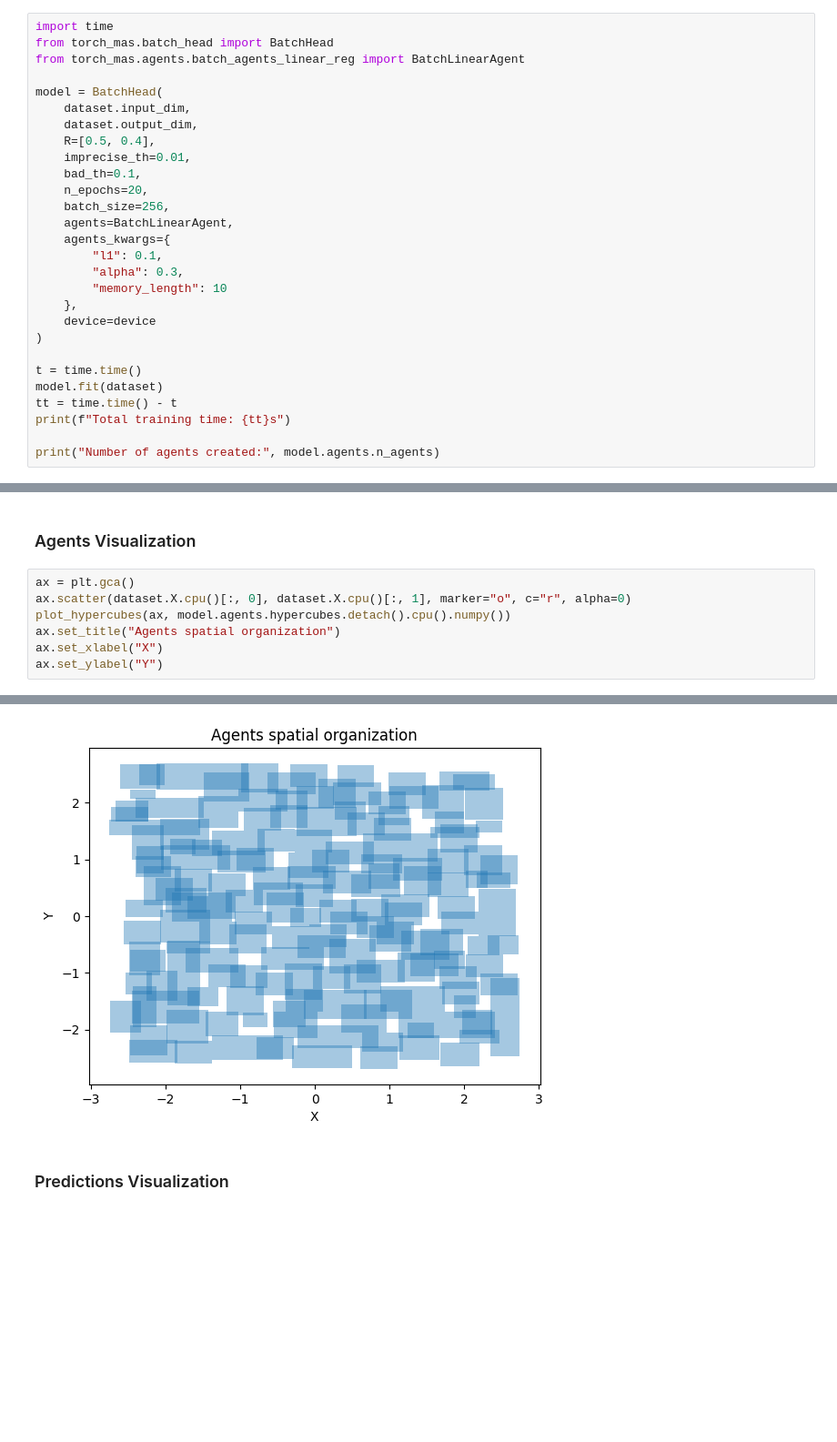
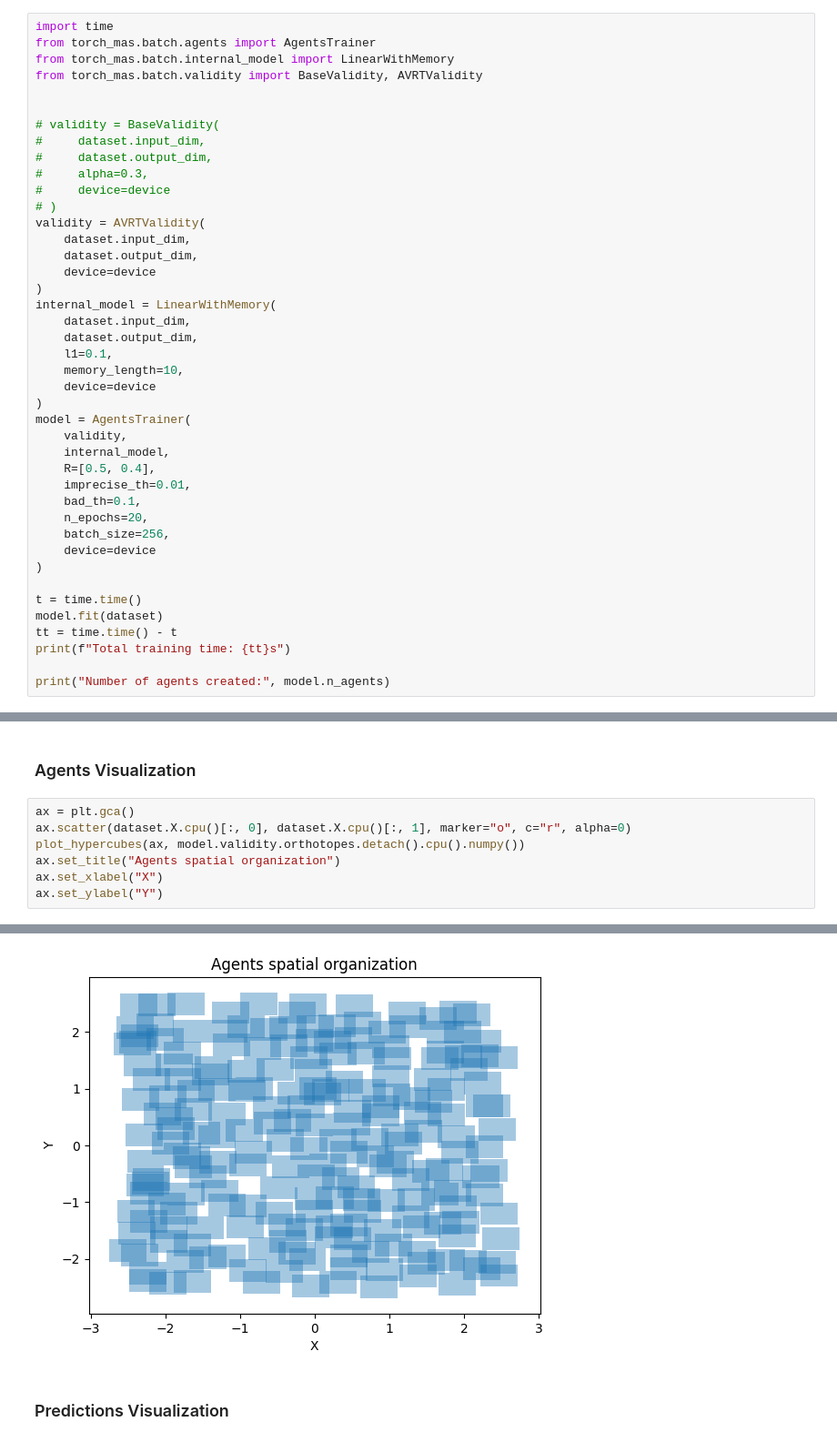
Before and after one commit to nverstaevel/ciel, a Jupyter notebook: examples/simple_learning_batch.ipynb, the cells around one changed output, grey strips where cells are left out. Shown: that part at 91% size. Cells and saved outputs as stored; diff of their text form; blank space fills up the shorter version.

```diff
--- a/examples/simple_learning_batch.ipynb
+++ b/examples/simple_learning_batch.ipynb
@@ -68,23 +73,37 @@ fig.colorbar(pcm)
 ## Model Training
 # %%
 import time
-from torch_mas.batch_head import BatchHead
-from torch_mas.agents.batch_agents_linear_reg import BatchLinearAgent
+from torch_mas.batch.agents import AgentsTrainer
+from torch_mas.batch.internal_model import LinearWithMemory
+from torch_mas.batch.validity import BaseValidity, AVRTValidity
 
-model = BatchHead(
+
+# validity = BaseValidity(
+#     dataset.input_dim,
+#     dataset.output_dim,
+#     alpha=0.3,
+#     device=device
+# )
+validity = AVRTValidity(
     dataset.input_dim,
     dataset.output_dim,
+    device=device
+)
+internal_model = LinearWithMemory(
+    dataset.input_dim,
+    dataset.output_dim,
+    l1=0.1,
+    memory_length=10,
+    device=device
+)
+model = AgentsTrainer(
+    validity,
+    internal_model,
     R=[0.5, 0.4],
     imprecise_th=0.01,
     bad_th=0.1,
     n_epochs=20,
     batch_size=256,
-    agents=BatchLinearAgent,
-    agents_kwargs={
-        "l1": 0.1,
-        "alpha": 0.3,
-        "memory_length": 10
-    },
     device=device
 )
 
@@ -93,5 +112,5 @@ model.fit(dataset)
 tt = time.time() - t
 print(f"Total training time: {tt}s")
 
-print("Number of agents created:", model.agents.n_agents)
+print("Number of agents created:", model.n_agents)
 # %% [output]
@@ -104,13 +123,13 @@ Number of agents created: 158
 # %%
 ax = plt.gca()
 ax.scatter(dataset.X.cpu()[:, 0], dataset.X.cpu()[:, 1], marker="o", c="r", alpha=0)
-plot_hypercubes(ax, model.agents.hypercubes.detach().cpu().numpy())
+plot_hypercubes(ax, model.validity.orthotopes.detach().cpu().numpy())
 ax.set_title("Agents spatial organization")
 ax.set_xlabel("X")
 ax.set_ylabel("Y")
 # %% [output]
 Text(0, 0.5, 'Y')
-[figure, old version]
+[figure, new version]
 # %% [markdown]
 ### Predictions Visualization
 # %%
```
Also changed, not shown: parts of 3 cells of this notebook, 33 other files.
